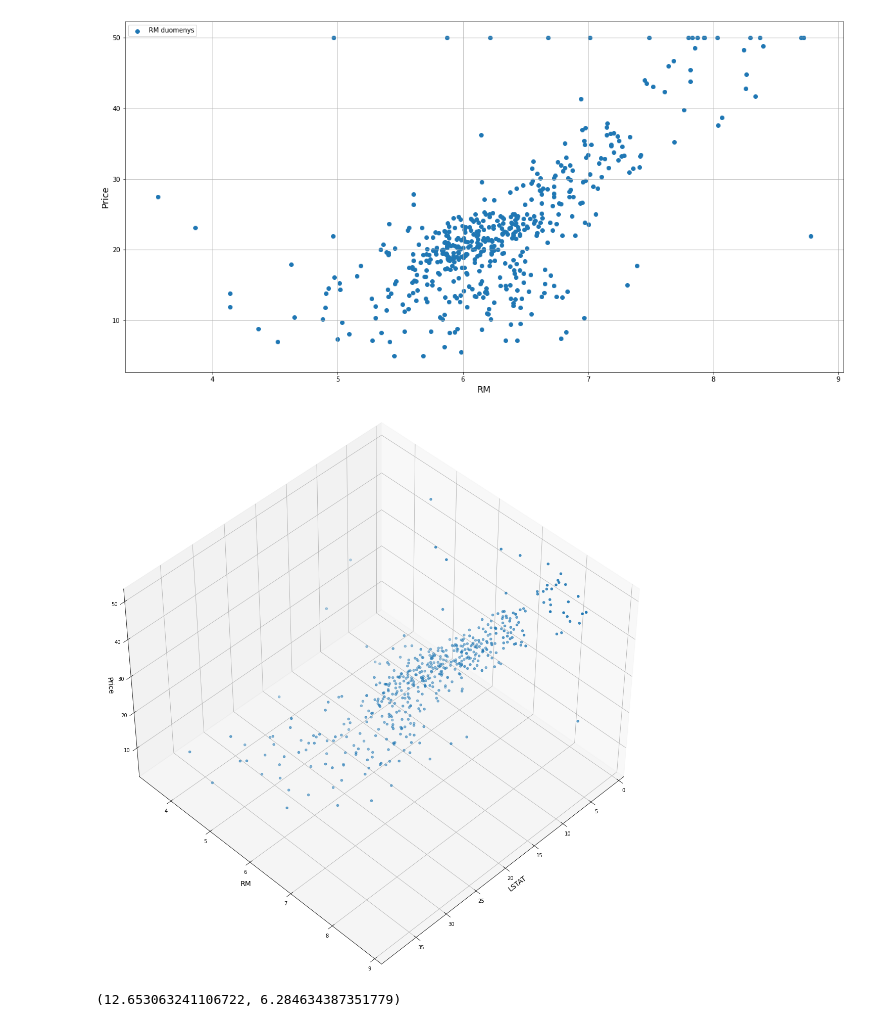
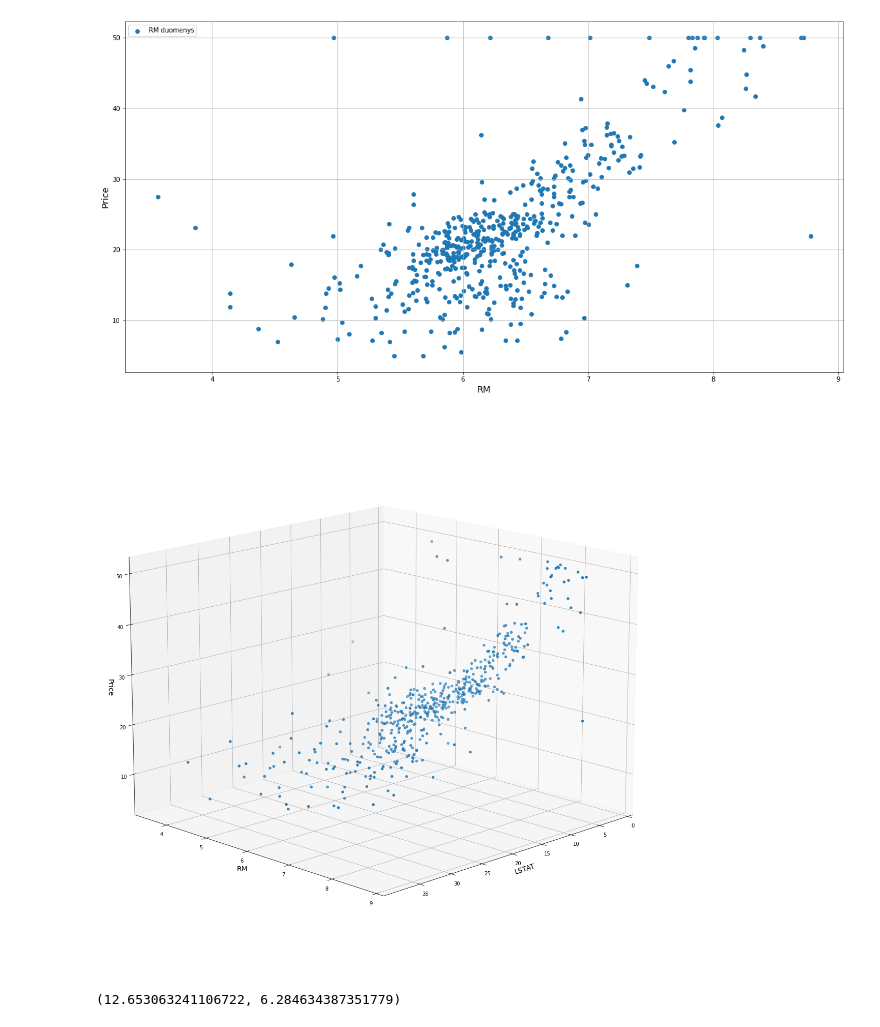
Before and after one commit to tavo-robotas/DI_101, a Jupyter notebook: __V_Mathematical_Optimization/__II_Multivariate_optimization.ipynb, the cells around one changed output. Cells and saved outputs as stored; diff of their text form; code cells hidden in the pictures.

```diff
--- a/__V_Mathematical_Optimization/__II_Multivariate_optimization.ipynb
+++ b/__V_Mathematical_Optimization/__II_Multivariate_optimization.ipynb
@@ -463,14 +474,14 @@ plt.grid(True)
 # %%
 fig = plt.figure(figsize=(20, 20))
 ax = plt.axes(projection='3d')
 ax.scatter(X1, X2, y)
 ax.set_xlabel('LSTAT', fontsize=14)
 ax.set_ylabel('RM', fontsize=14)
 ax.set_zlabel('Price', fontsize=14)
-ax.view_init(45, 45)
+ax.view_init(15, 45)
 ax.grid(True)
 # %% [output]
-[figure, old version]
+[figure, new version]
 # %%
 x1_mean = X1.mean()
 x2_mean = X2.mean()
```
Also changed, not shown: parts of 24 cells of this notebook, 20 other files.
